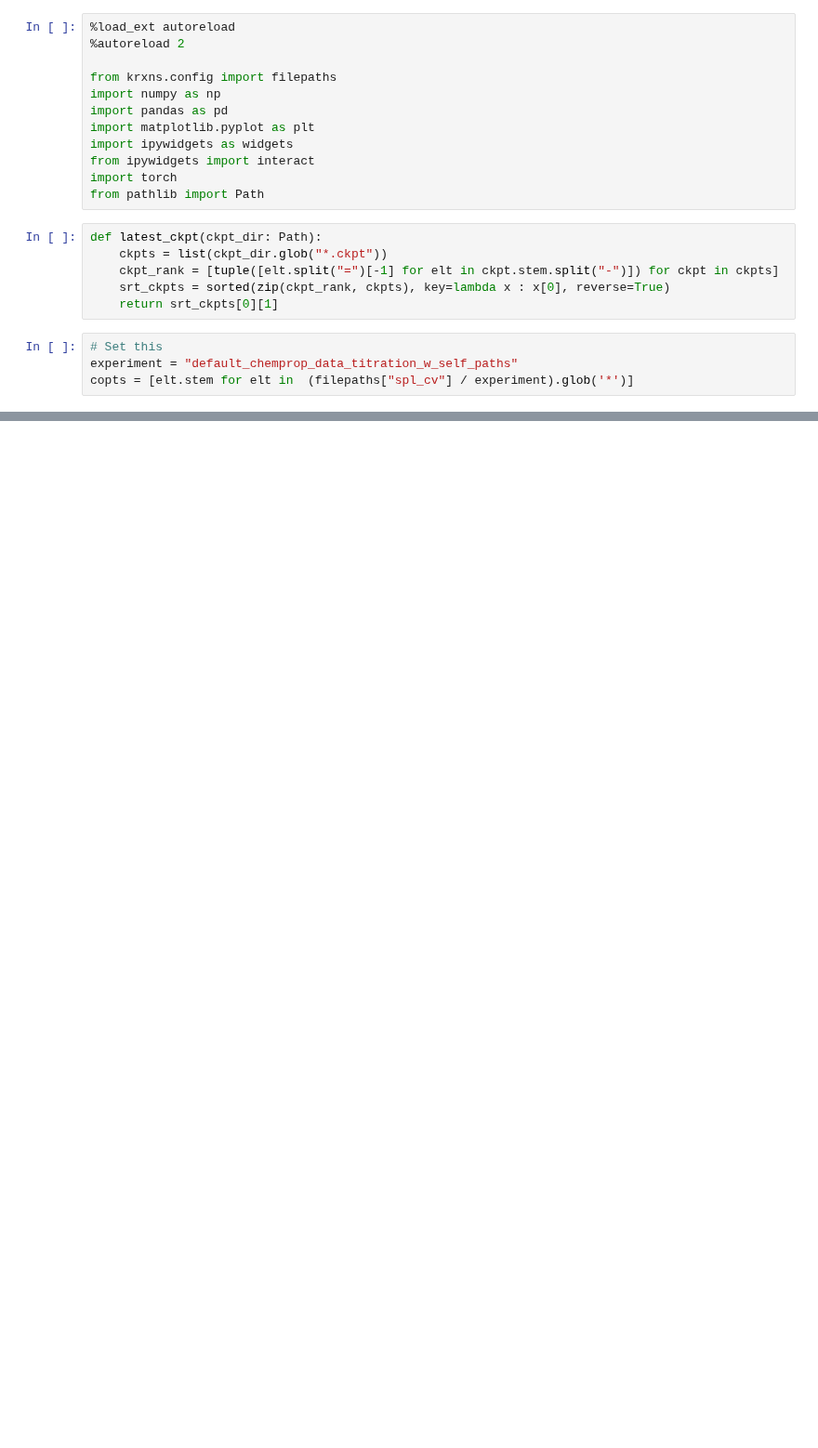
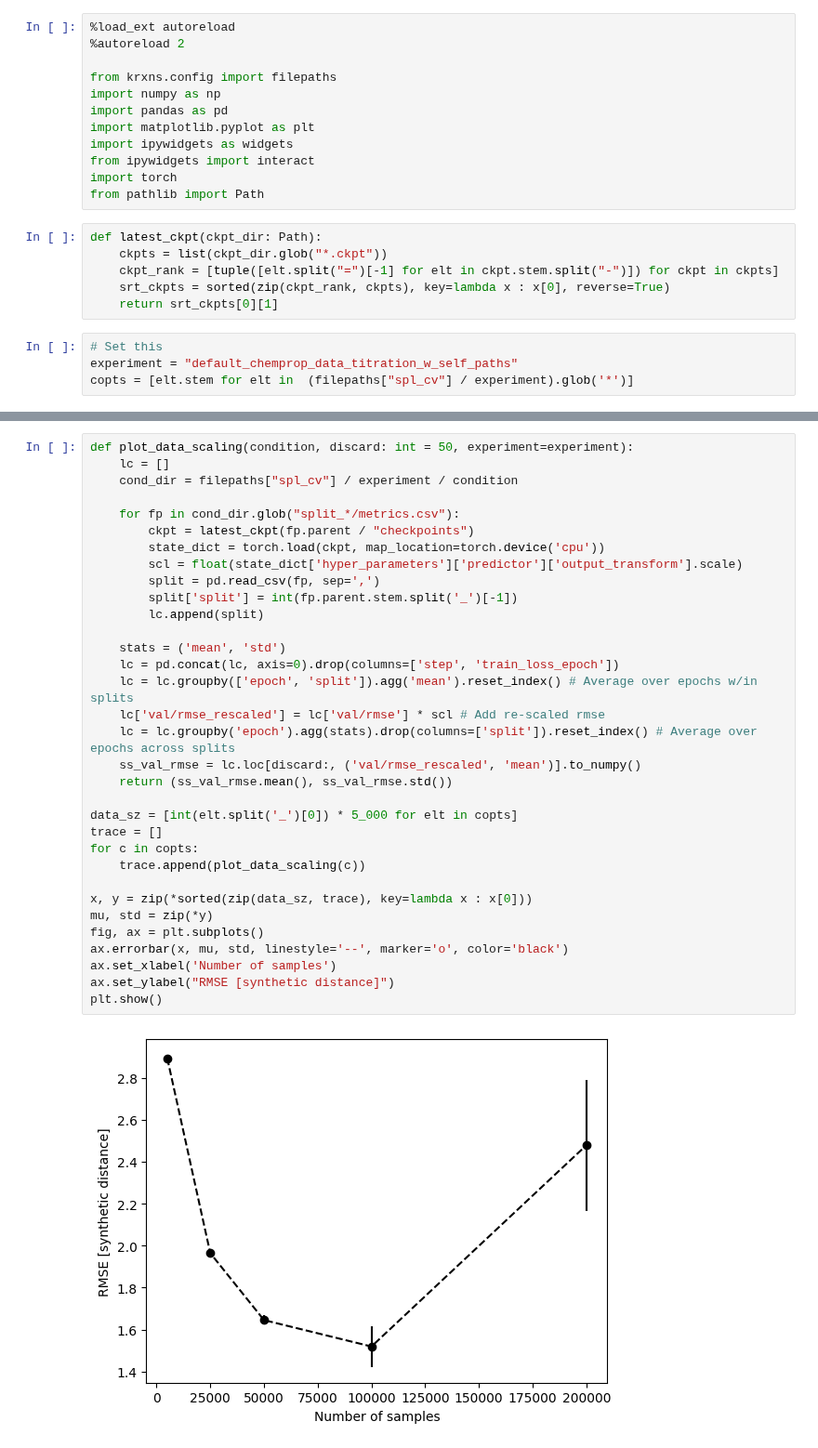
Before and after one commit to stefanpate/krxns, a Jupyter notebook: notebooks/view_loss_curves.ipynb, the cells around one changed output, grey strips where cells are left out. Shown at 93% size. Saved outputs shown, nothing was run; the diff lists cells and outputs as text; blank space fills up the shorter version.

```diff
--- a/notebooks/view_loss_curves.ipynb
+++ b/notebooks/view_loss_curves.ipynb
@@ -58,0 +96,35 @@ interactive(children=(Text(value='default_chemprop_data_titration_w_self_paths',
+# %%
+def plot_data_scaling(condition, discard: int = 50, experiment=experiment):
+    lc = []
+    cond_dir = filepaths["spl_cv"] / experiment / condition
+
+    for fp in cond_dir.glob("split_*/metrics.csv"):
+        ckpt = latest_ckpt(fp.parent / "checkpoints")
+        state_dict = torch.load(ckpt, map_location=torch.device('cpu'))
+        scl = float(state_dict['hyper_parameters']['predictor']['output_transform'].scale)
+        split = pd.read_csv(fp, sep=',')
+        split['split'] = int(fp.parent.stem.split('_')[-1])
+        lc.append(split)
+
+    stats = ('mean', 'std')
+    lc = pd.concat(lc, axis=0).drop(columns=['step', 'train_loss_epoch'])
+    lc = lc.groupby(['epoch', 'split']).agg('mean').reset_index() # Average over epochs w/in splits
+    lc['val/rmse_rescaled'] = lc['val/rmse'] * scl # Add re-scaled rmse
+    lc = lc.groupby('epoch').agg(stats).drop(columns=['split']).reset_index() # Average over epochs across splits
+    ss_val_rmse = lc.loc[discard:, ('val/rmse_rescaled', 'mean')].to_numpy()
+    return (ss_val_rmse.mean(), ss_val_rmse.std())
+
+data_sz = [int(elt.split('_')[0]) * 5_000 for elt in copts]
+trace = []
+for c in copts:
+    trace.append(plot_data_scaling(c))
+
+x, y = zip(*sorted(zip(data_sz, trace), key=lambda x : x[0]))
+mu, std = zip(*y)
+fig, ax = plt.subplots()
+ax.errorbar(x, mu, std, linestyle='--', marker='o', color='black')
+ax.set_xlabel('Number of samples')
+ax.set_ylabel("RMSE [synthetic distance]")
+plt.show()
+# %% [output]
+[figure, added]
```
Also changed, not shown: parts of 3 cells of this notebook, 2 other files.
